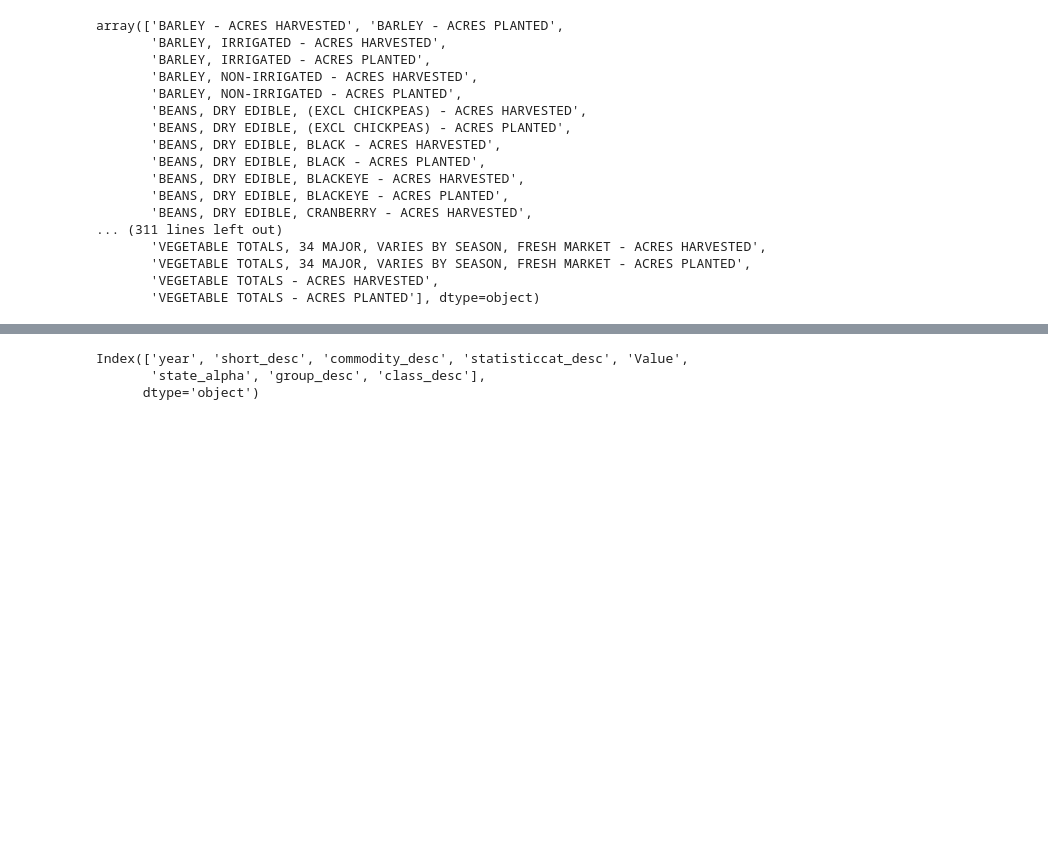
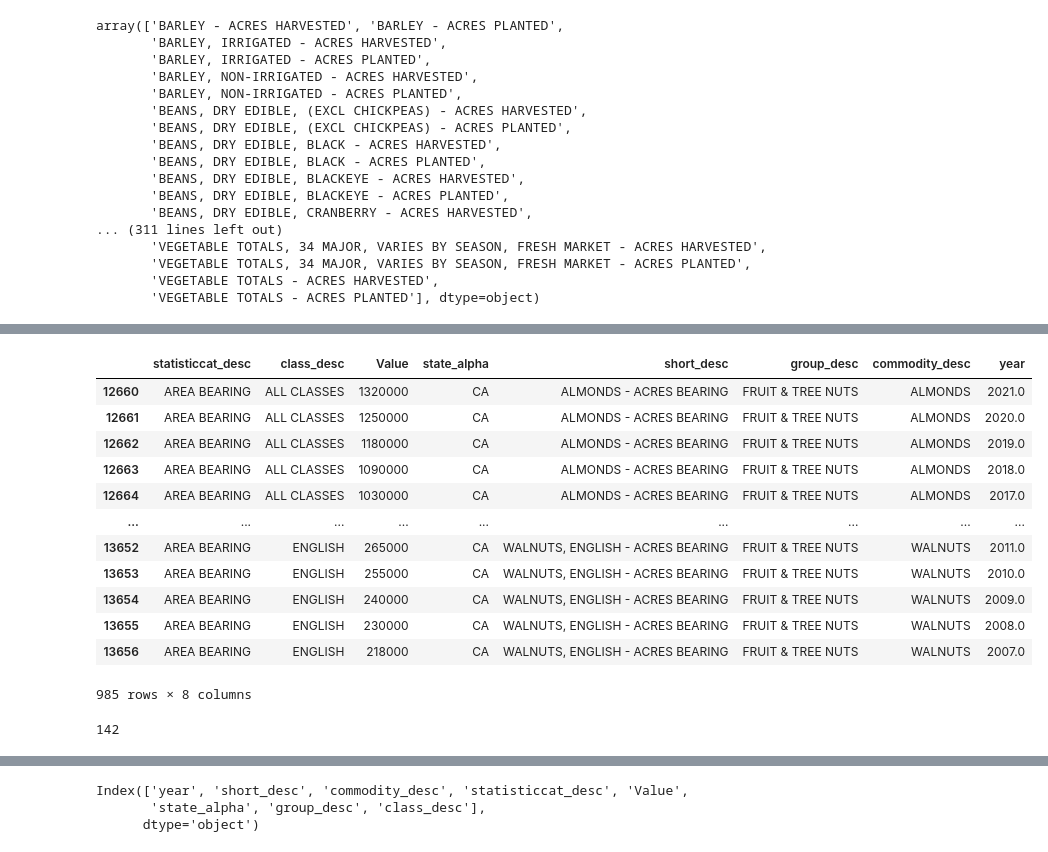
Before and after one commit to DunieCarrasco/Project-3, a Jupyter notebook: usdaPy.ipynb, the cells around one changed output, grey strips where cells are left out. Cells and saved outputs as stored; diff of their text form; code cells hidden in the pictures; blank space fills up the shorter version.

```diff
--- a/usdaPy.ipynb
+++ b/usdaPy.ipynb
@@ -199,0 +235,3 @@ array(['BARLEY - ACRES HARVESTED', 'BARLEY - ACRES PLANTED',
+# %%
+a=results_df[results_df['group_desc']=='FIELD CROPS']
+a.groupby('commodity_desc').sum().sort_values(by='Value',ascending=False)
@@ -199,0 +398,22 @@ array(['BARLEY - ACRES HARVESTED', 'BARLEY - ACRES PLANTED',
+# %%
+a
+# %% [output]
+|  | statisticcat_desc | class_desc | Value | state_alpha | short_desc | group_desc | commodity_desc | year |
+| 12660 | AREA BEARING | ALL CLASSES | 1320000 | CA | ALMONDS - ACRES BEARING | FRUIT & TREE NUTS | ALMONDS | 2021.0 |
+| 12661 | AREA BEARING | ALL CLASSES | 1250000 | CA | ALMONDS - ACRES BEARING | FRUIT & TREE NUTS | ALMONDS | 2020.0 |
+| 12662 | AREA BEARING | ALL CLASSES | 1180000 | CA | ALMONDS - ACRES BEARING | FRUIT & TREE NUTS | ALMONDS | 2019.0 |
+| 12663 | AREA BEARING | ALL CLASSES | 1090000 | CA | ALMONDS - ACRES BEARING | FRUIT & TREE NUTS | ALMONDS | 2018.0 |
+| 12664 | AREA BEARING | ALL CLASSES | 1030000 | CA | ALMONDS - ACRES BEARING | FRUIT & TREE NUTS | ALMONDS | 2017.0 |
+| ... | ... | ... | ... | ... | ... | ... | ... | ... |
+| 13652 | AREA BEARING | ENGLISH | 265000 | CA | WALNUTS, ENGLISH - ACRES BEARING | FRUIT & TREE NUTS | WALNUTS | 2011.0 |
+| 13653 | AREA BEARING | ENGLISH | 255000 | CA | WALNUTS, ENGLISH - ACRES BEARING | FRUIT & TREE NUTS | WALNUTS | 2010.0 |
+| 13654 | AREA BEARING | ENGLISH | 240000 | CA | WALNUTS, ENGLISH - ACRES BEARING | FRUIT & TREE NUTS | WALNUTS | 2009.0 |
+| 13655 | AREA BEARING | ENGLISH | 230000 | CA | WALNUTS, ENGLISH - ACRES BEARING | FRUIT & TREE NUTS | WALNUTS | 2008.0 |
+| 13656 | AREA BEARING | ENGLISH | 218000 | CA | WALNUTS, ENGLISH - ACRES BEARING | FRUIT & TREE NUTS | WALNUTS | 2007.0 |
+985 rows × 8 columns
+# %%
+a=results_df[results_df['group_desc']=='FRUIT & TREE NUTS']
+b=a[a['short_desc'].str.contains('HARVESTED')==True]
+len(b)
+# %% [output]
+142
```
Also changed, not shown: parts of 38 cells of this notebook, 6 other files.
